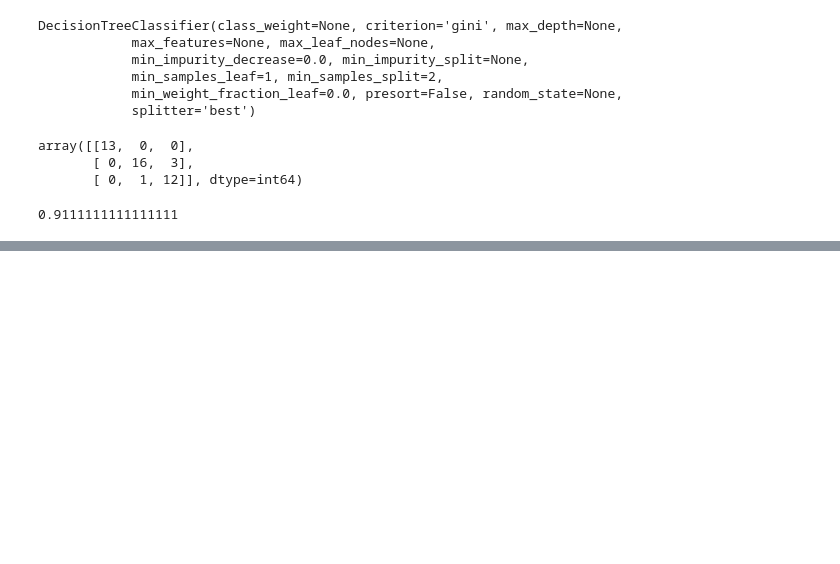
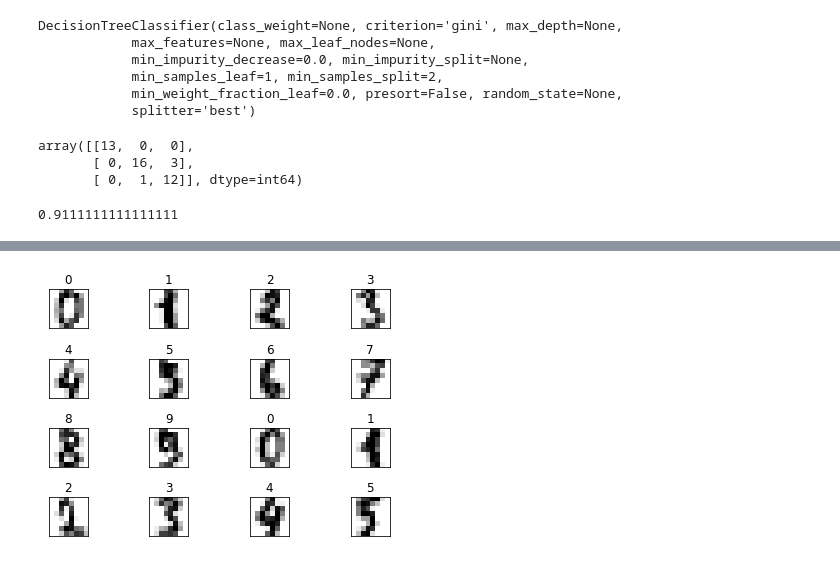
Before and after one commit to chankoo/python, a Jupyter notebook: 8.2 Scikit-learn.ipynb, the cells around one changed output, grey strips where cells are left out. Drawn from its saved outputs; the diff is of its cells as text; code cells hidden in the pictures; blank space fills up the shorter version.

```diff
--- a/8.2 Scikit-learn.ipynb
+++ b/8.2 Scikit-learn.ipynb
@@ -231,0 +313,10 @@ support: [13 19 13]
+# %%
+fig, axes = plt.subplots(4,4)
+for x,y, ax in zip(digits.data, digits.target, axes.ravel()):
+    ax.set_title(y)
+    ax.imshow(x.reshape(8,8), cmap='gray_r')
+    ax.set_xticks(())
+    ax.set_yticks(())
+plt.tight_layout()
+# %% [output]
+[figure, added]
```
Also changed, not shown: parts of 44 cells of this notebook.
